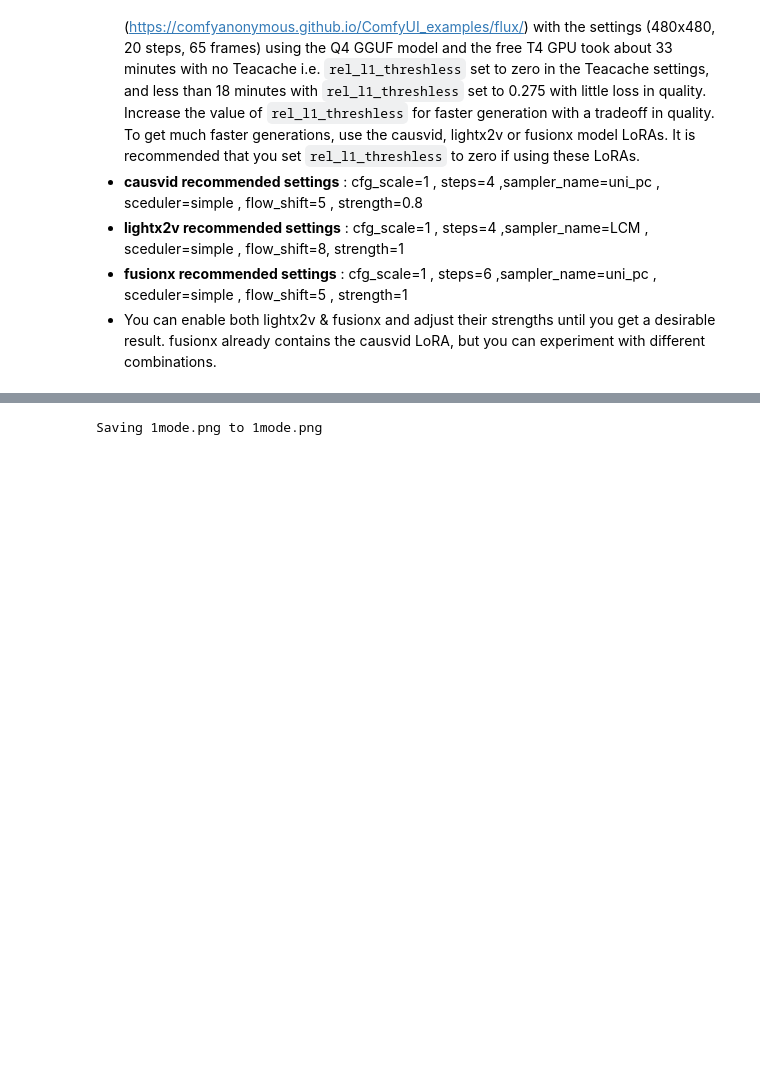
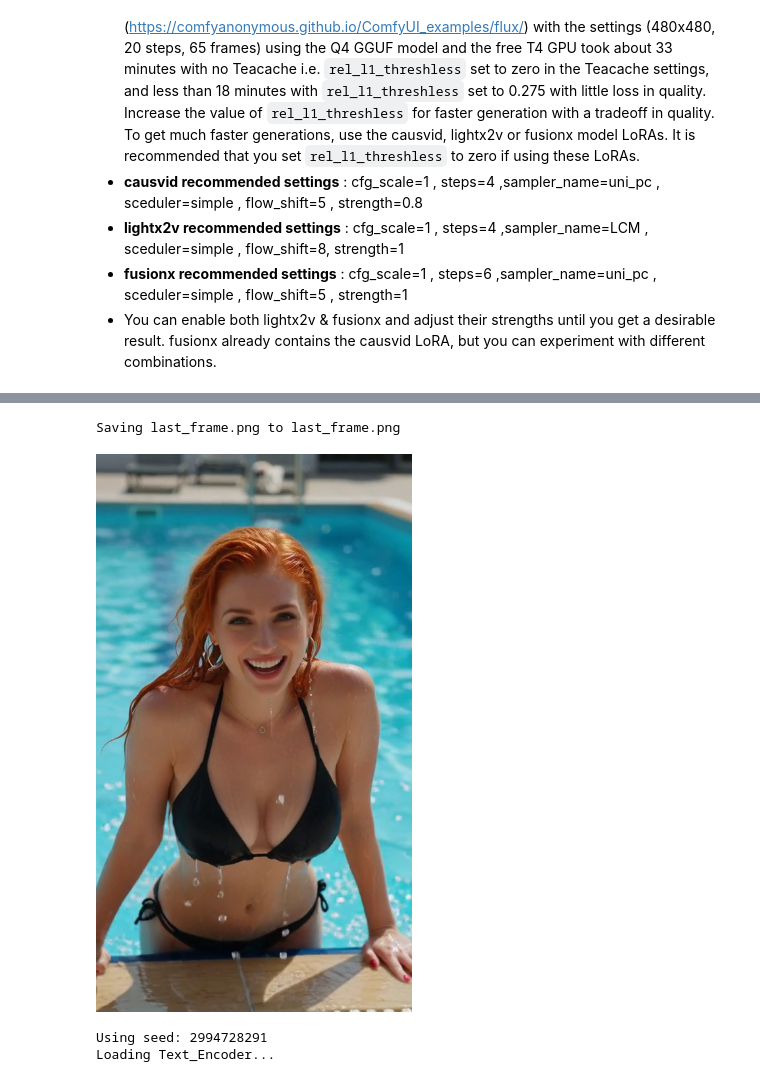
Before and after one commit to garibafdo/TMDB-Embed-API, a Jupyter notebook: wan_2_1/Faster_wan2_1_Causvid_Lightx2v_FusionX.ipynb, the cells around one changed output, grey strips where cells are left out. Cells and saved outputs as stored; diff of their text form; code cells hidden in the pictures; blank space fills up the shorter version.

```diff
--- a/wan_2_1/Faster_wan2_1_Causvid_Lightx2v_FusionX.ipynb
+++ b/wan_2_1/Faster_wan2_1_Causvid_Lightx2v_FusionX.ipynb
@@ -838,34 +840,35 @@ print("✅ Environment Setup Complete!")
 # %%
 
 # @markdown # 💥2. Upload Image
 file_uploaded = upload_image()
-display_upload = False # @param {type:"boolean"}
+display_upload = True # @param {type:"boolean"}
 if display_upload:
     if file_uploaded.lower().endswith(('.png', '.jpg', '.jpeg')):
         display(IPImage(filename=file_uploaded))
     else:
         print("Image format cannnot be displayed.")
 # @markdown ---
 # %% [output]
 [interactive output not drawn]
-Saving 1mode.png to 1mode.png
+Saving last_frame.png to last_frame.png
+[figure, added]
 # %%
 
 # @markdown # 💥3. Generate Video
 import time
 start_time = time.time()
 # @markdown ### Video Settings
-positive_prompt = "The beautiful woman walks forward and smiles as the camera pulls out to reveal more of the scene. She is walking to viewers. her breasts are spilling out of her see-thru red bra. " # @param {"type":"string"}
+positive_prompt = "the same smiling redhead comes out of the pool. she unhooks her bra and her large gorgeous tits spill out. her nipples are erect. then she smiles shyly and removes her panties. the panties slide down to the floor. " # @param {"type":"string"}
 negative_prompt = "色调艳丽，过曝，静态，细节模糊不清，字幕，风格，作品，画作，画面，静止，整体发灰，最差质量，低质量，JPEG压缩残留，丑陋的，残缺的，多余的手指，画得不好的手部，画得不好的脸部，畸形的，毁容的，形态畸形的肢体，手指融合，静止不动的画面，杂乱的背景，三条腿，背景人很多，倒着走" # @param {"type":"string"}
 width = 360 # @param {"type":"number"}
 height = 640 # @param {"type":"number"}
 seed = 2994728291 # @param {"type":"integer"}
-steps = 20 # @param {"type":"integer", "min":1, "max":100}
+steps = 12 # @param {"type":"integer", "min":1, "max":100}
 cfg_scale = 1 # @param {"type":"number", "min":1, "max":20}
 sampler_name = "lcm" # @param ["uni_pc", "uni_pc_bh2", "ddim","euler", "euler_cfg_pp", "euler_ancestral", "euler_ancestral_cfg_pp", "heun", "heunpp2","dpm_2", "dpm_2_ancestral","lms", "dpm_fast", "dpm_adaptive", "dpmpp_2s_ancestral", "dpmpp_2s_ancestral_cfg_pp", "dpmpp_sde", "dpmpp_sde_gpu","dpmpp_2m", "dpmpp_2m_cfg_pp", "dpmpp_2m_sde", "dpmpp_2m_sde_gpu", "dpmpp_3m_sde", "dpmpp_3m_sde_gpu", "ddpm", "lcm","ipndm", "ipndm_v", "deis", "res_multistep", "res_multistep_cfg_pp", "res_multistep_ancestral", "res_multistep_ancestral_cfg_pp","gradient_estimation", "er_sde", "seeds_2", "seeds_3"]
 scheduler = "simple" # @param ["simple","normal","karras","exponential","sgm_uniform","ddim_uniform","beta","linear_quadratic","kl_optimal"]
-frames = 81 # @param {"type":"integer", "min":1, "max":120}
-fps = 10 # @param {"type":"integer", "min":1, "max":60}
+frames = 60 # @param {"type":"integer", "min":1, "max":120}
+fps = 12 # @param {"type":"integer", "min":1, "max":60}
 # output_format = "mp4" # @param ["mp4", "webm"]
 #fps = 16
 output_format = "mp4"
@@ -955,6 +958,9 @@ print(f"Seed: {seed}")
 print(f"✅ Generation completed in {int(mins)} min {secs:.2f} sec")
 
 clear_memory()
+# %% [output]
+Using seed: 2994728291
+Loading Text_Encoder...
 # %%
 
 # @markdown # 💥4. Apply Frame Interpolation
```
Also changed, not shown: parts of 1 cell of this notebook.
